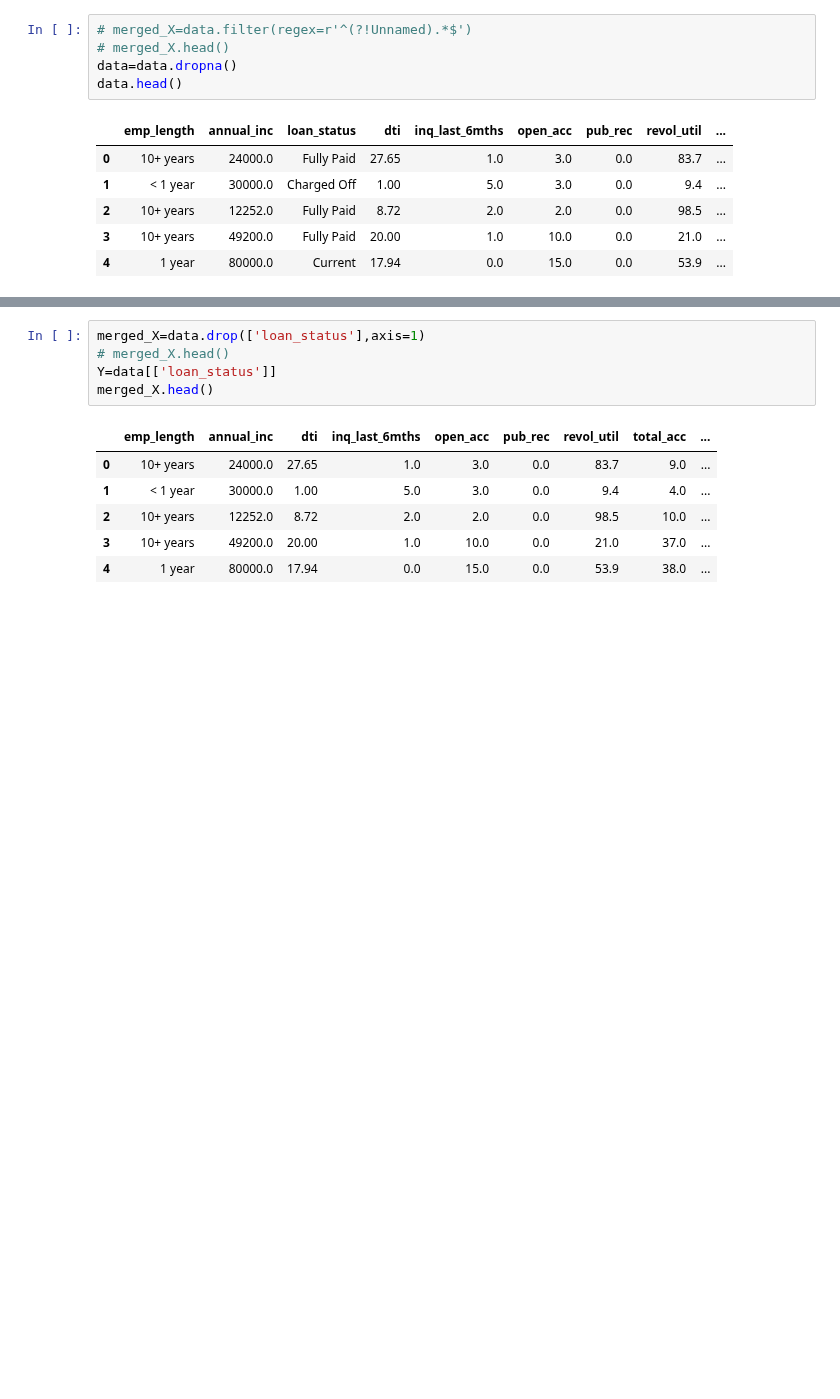
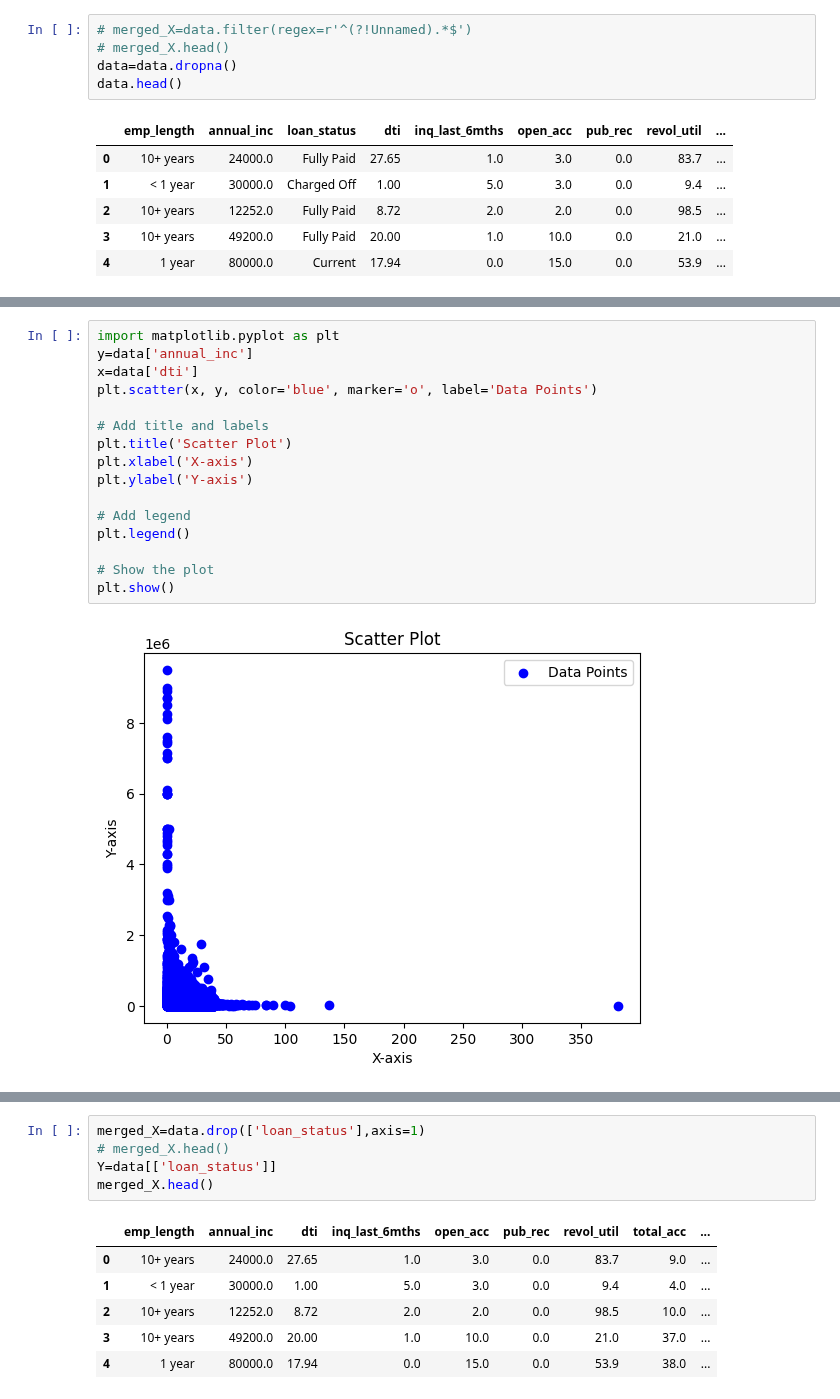
Before and after one commit to Adit2002/LendIn, a Jupyter notebook: server/gen_model/opt_model.ipynb, the cells around one changed output, grey strips where cells are left out. Drawn from its saved outputs; the diff is of its cells as text; blank space fills up the shorter version.

```diff
--- a/server/gen_model/opt_model.ipynb
+++ b/server/gen_model/opt_model.ipynb
@@ -44,0 +45,18 @@ data.head()
+# %%
+import matplotlib.pyplot as plt
+y=data['annual_inc']
+x=data['dti']
+plt.scatter(x, y, color='blue', marker='o', label='Data Points')
+
+# Add title and labels
+plt.title('Scatter Plot')
+plt.xlabel('X-axis')
+plt.ylabel('Y-axis')
+
+# Add legend
+plt.legend()
+
+# Show the plot
+plt.show()
+# %% [output]
+[figure, added]
```
Also changed, not shown: parts of 23 cells of this notebook, 27 other files.
